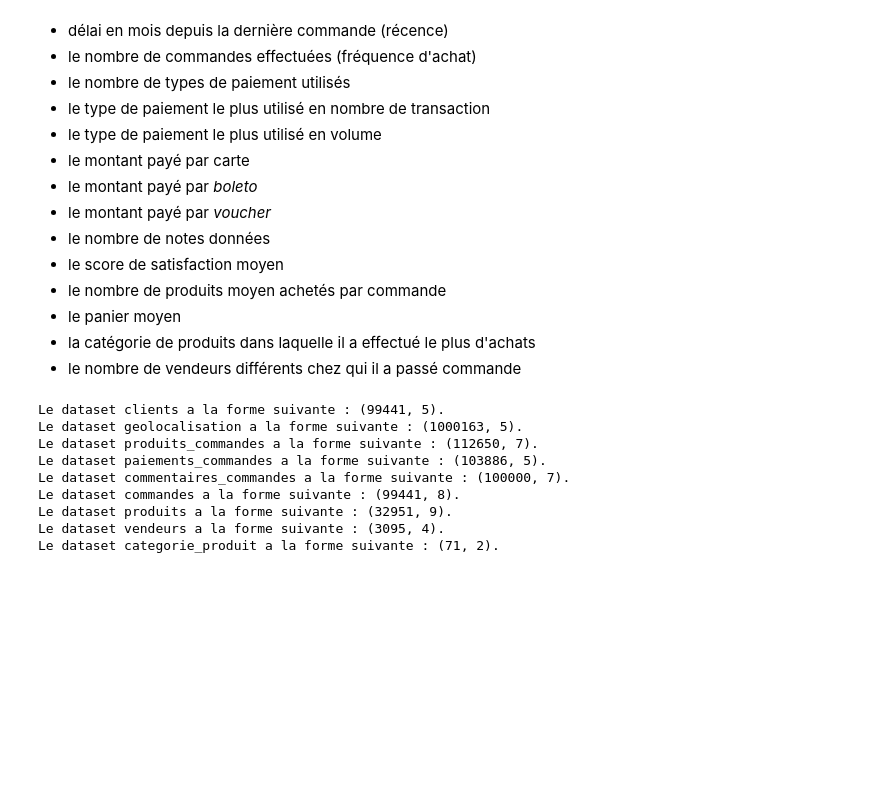
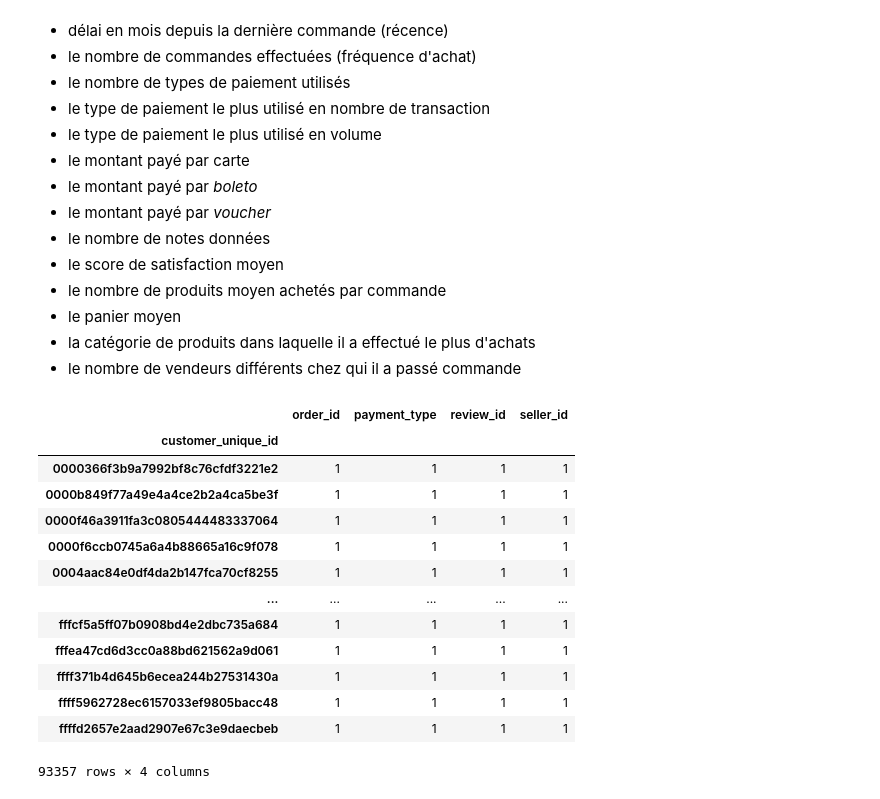
Before and after one commit to sebastienbourgeois/oc-p5-segmenter-clients-site-ecommerce, a Jupyter notebook: POLIST_01_notebookanalyse.ipynb, the cells around one changed output. Drawn from its saved outputs; the diff is of its cells as text; code cells hidden in the pictures; blank space fills up the shorter version.

Commit message:
Début de l'aggrégation des données au niveau client

```diff
--- a/POLIST_01_notebookanalyse.ipynb
+++ b/POLIST_01_notebookanalyse.ipynb
@@ -616,6 +616,7 @@ produits_commandes_categories.shape
 (112650, 7)
 # %%
 # jointure des produits commandés avec les commandes
+champs_conserves_produits.remove("order_id")
 champs_conserves = champs_conserves + champs_conserves_produits
 dataset_commandes = clients_commandes_commentaires.merge(produits_commandes_categories, on="order_id")
 dataset_commandes = dataset_commandes[champs_conserves]
@@ -747,19 +748,26 @@ Afin de segmenter mes clients, j'ai besoin pour chacun d'entre eux des données
 - le panier moyen
 - la catégorie de produits dans laquelle il a effectué le plus d'achats
 - le nombre de vendeurs différents chez qui il a passé commande
-# %%
-noms_datasets = ["clients", "geolocalisation", "produits_commandes", "paiements_commandes", "commentaires_commandes",
-                 "commandes", "produits", "vendeurs", "categorie_produit"]
-
-for dataset in noms_datasets:
-    print("Le dataset {} a la forme suivante : {}.".format(dataset, eval(dataset).shape))
-# %% [output]
-Le dataset clients a la forme suivante : (99441, 5).
-Le dataset geolocalisation a la forme suivante : (1000163, 5).
-Le dataset produits_commandes a la forme suivante : (112650, 7).
-Le dataset paiements_commandes a la forme suivante : (103886, 5).
-Le dataset commentaires_commandes a la forme suivante : (100000, 7).
-Le dataset commandes a la forme suivante : (99441, 8).
-Le dataset produits a la forme suivante : (32951, 9).
-Le dataset vendeurs a la forme suivante : (3095, 4).
-Le dataset categorie_produit a la forme suivante : (71, 2).
+# %%
+agg_clients = dataset_commandes.groupby(by=["customer_unique_id"])
+# %%
+comptages_distincts = agg_clients["order_id", "payment_type", "review_id", "seller_id"].nunique()
+comptages = agg_clients["product_id"].count()
+moyennes = agg_clients[""].mean()
+# %%
+comptages_distincts
+# %% [output]
+|  | order_id | payment_type | review_id | seller_id |
+| customer_unique_id |  |  |  |  |
+| 0000366f3b9a7992bf8c76cfdf3221e2 | 1 | 1 | 1 | 1 |
+| 0000b849f77a49e4a4ce2b2a4ca5be3f | 1 | 1 | 1 | 1 |
+| 0000f46a3911fa3c0805444483337064 | 1 | 1 | 1 | 1 |
+| 0000f6ccb0745a6a4b88665a16c9f078 | 1 | 1 | 1 | 1 |
+| 0004aac84e0df4da2b147fca70cf8255 | 1 | 1 | 1 | 1 |
+| ... | ... | ... | ... | ... |
+| fffcf5a5ff07b0908bd4e2dbc735a684 | 1 | 1 | 1 | 1 |
+| fffea47cd6d3cc0a88bd621562a9d061 | 1 | 1 | 1 | 1 |
+| ffff371b4d645b6ecea244b27531430a | 1 | 1 | 1 | 1 |
+| ffff5962728ec6157033ef9805bacc48 | 1 | 1 | 1 | 1 |
+| ffffd2657e2aad2907e67c3e9daecbeb | 1 | 1 | 1 | 1 |
+93357 rows × 4 columns
```
Also changed, not shown: parts of 3 cells of this notebook.
